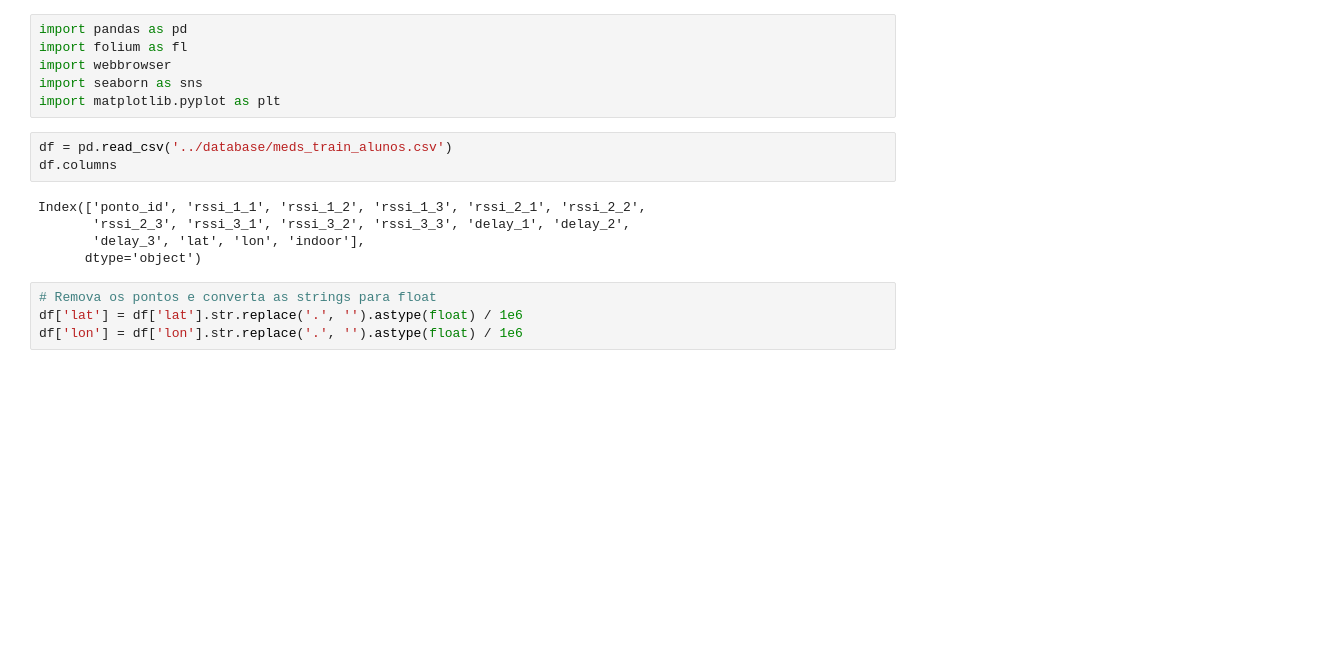
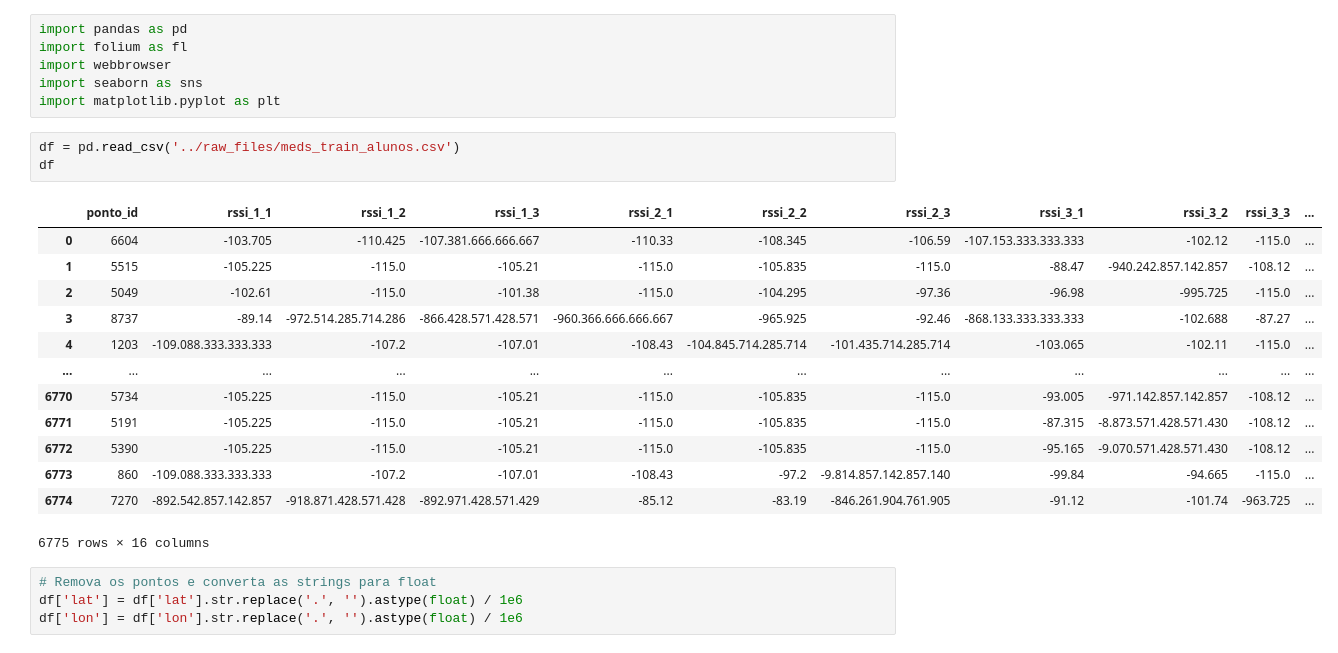
Before and after one commit to hlaff147/ES-290-Comunicacoes-Moveis, a Jupyter notebook: visualization/meds_train_alunos_visu.ipynb, the cells around one changed output. Drawn from its saved outputs; the diff is of its cells as text; blank space fills up the shorter version.

```diff
--- a/visualization/meds_train_alunos_visu.ipynb
+++ b/visualization/meds_train_alunos_visu.ipynb
@@ -5,13 +5,22 @@ import webbrowser
 import seaborn as sns
 import matplotlib.pyplot as plt
 # %%
-df = pd.read_csv('../database/meds_train_alunos.csv')
-df.columns
+df = pd.read_csv('../raw_files/meds_train_alunos.csv')
+df
 # %% [output]
+|  | ponto_id | rssi_1_1 | rssi_1_2 | rssi_1_3 | rssi_2_1 | rssi_2_2 | rssi_2_3 | rssi_3_1 | rssi_3_2 | rssi_3_3 | ... |
+| 0 | 6604 | -103.705 | -110.425 | -107.381.666.666.667 | -110.33 | -108.345 | -106.59 | -107.153.333.333.333 | -102.12 | -115.0 | ... |
+| 1 | 5515 | -105.225 | -115.0 | -105.21 | -115.0 | -105.835 | -115.0 | -88.47 | -940.242.857.142.857 | -108.12 | ... |
+| 2 | 5049 | -102.61 | -115.0 | -101.38 | -115.0 | -104.295 | -97.36 | -96.98 | -995.725 | -115.0 | ... |
+| 3 | 8737 | -89.14 | -972.514.285.714.286 | -866.428.571.428.571 | -960.366.666.666.667 | -965.925 | -92.46 | -868.133.333.333.333 | -102.688 | -87.27 | ... |
+| 4 | 1203 | -109.088.333.333.333 | -107.2 | -107.01 | -108.43 | -104.845.714.285.714 | -101.435.714.285.714 | -103.065 | -102.11 | -115.0 | ... |
+| ... | ... | ... | ... | ... | ... | ... | ... | ... | ... | ... | ... |
+| 6770 | 5734 | -105.225 | -115.0 | -105.21 | -115.0 | -105.835 | -115.0 | -93.005 | -971.142.857.142.857 | -108.12 | ... |
+| 6771 | 5191 | -105.225 | -115.0 | -105.21 | -115.0 | -105.835 | -115.0 | -87.315 | -8.873.571.428.571.430 | -108.12 | ... |
+| 6772 | 5390 | -105.225 | -115.0 | -105.21 | -115.0 | -105.835 | -115.0 | -95.165 | -9.070.571.428.571.430 | -108.12 | ... |
+| 6773 | 860 | -109.088.333.333.333 | -107.2 | -107.01 | -108.43 | -97.2 | -9.814.857.142.857.140 | -99.84 | -94.665 | -115.0 | ... |
+| 6774 | 7270 | -892.542.857.142.857 | -918.871.428.571.428 | -892.971.428.571.429 | -85.12 | -83.19 | -846.261.904.761.905 | -91.12 | -101.74 | -963.725 | ... |
-Index(['ponto_id', 'rssi_1_1', 'rssi_1_2', 'rssi_1_3', 'rssi_2_1', 'rssi_2_2',
-       'rssi_2_3', 'rssi_3_1', 'rssi_3_2', 'rssi_3_3', 'delay_1', 'delay_2',
-       'delay_3', 'lat', 'lon', 'indoor'],
-      dtype='object')
+6775 rows × 16 columns
 # %%
 # Remova os pontos e converta as strings para float
 df['lat'] = df['lat'].str.replace('.', '').astype(float) / 1e6
```
Also changed, not shown: parts of 3 cells of this notebook.
